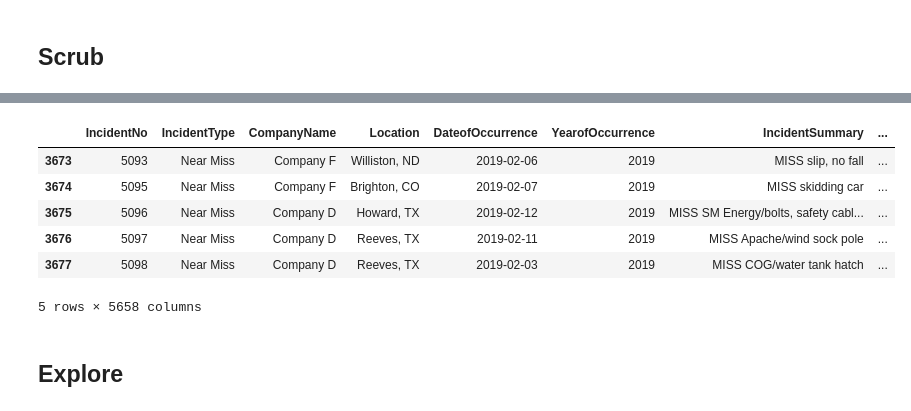
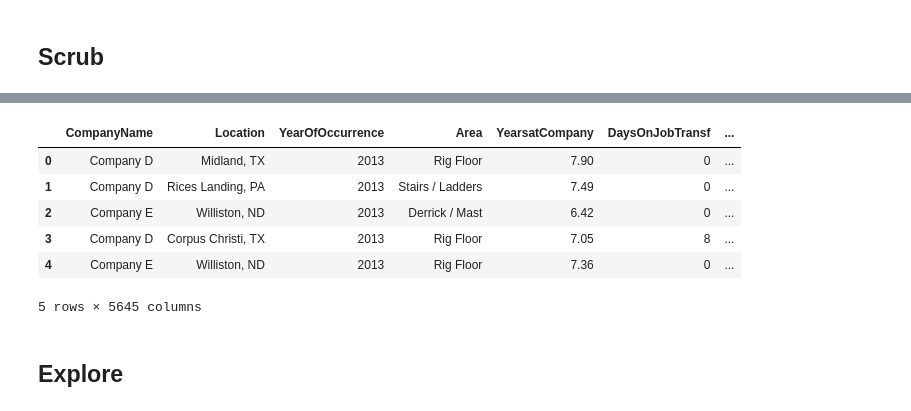
Before and after one commit to ist719-finalproject/FinalProject, a Jupyter notebook: IST718 Project - Kim,TS,Brandon,Amanda.ipynb, the cells around one changed output, grey strips where cells are left out. Drawn from its saved outputs; the diff is of its cells as text; code cells hidden in the pictures.

```diff
--- a/IST718 Project - Kim,TS,Brandon,Amanda.ipynb
+++ b/IST718 Project - Kim,TS,Brandon,Amanda.ipynb
@@ -52,7 +52,7 @@ memory usage: 661.0+ KB
 ## Scrub
 # %%
 #Drop IncidentNo, IncidentSummary, InjuryDescripti
-incidentsDF = incidentsDF.drop(['IncidentNo', 'IncidentSummary','InjuryDescripti'], axis=1)
+incidentsDF = incidentsDF.drop(['IncidentNo', 'IncidentSummary','InjuryDescripti', 'SOCCaption', 'EmpIDCalc', 'MISS_PotentialImpact'], axis=1)
 incidentsDF.head()
 # %% [output]
 |  | IncidentType | CompanyName | Location | DateofOccurrence | YearofOccurrence | Area | IncidentDescription | ... |
@@ -61,3 +61,14 @@ incidentsDF.head()
 | 2 | Strain | Company E | Williston, ND | 2013-04-18 | 2013 | Derrick / Mast | Ee was pulling back a stand of tu... | ... |
 | 3 | Fracture | Company D | Corpus Christi, TX | 2013-04-04 | 2013 | Rig Floor | Ee's right ring fnger was caught ... | ... |
 | 4 | Strain | Company E | Williston, ND | 2013-04-16 | 2013 | Rig Floor | Crew was rigging down the floor. ... | ... |
+# %%
+#make new columns for month of occurence and day of week
+incidentsDF['MonthOfOccurence'] = [d.month for d in incidentsDF['DateofOccurrence']]
+incidentsDF['WeekdayOfOccurence'] = [d.weekday() for d in incidentsDF['DateofOccurrence']]
+#convert integer month to string
+incidentsDF['MonthOfOccurence'] = [calendar.month_name[d] for d in incidentsDF['MonthOfOccurence']]
+#convert integer weekday to string
+incidentsDF['WeekdayOfOccurence'] = [calendar.day_name[d] for d in incidentsDF['WeekdayOfOccurence']]
+#can drop date of occurence now
+incidentsDF = incidentsDF.drop(['DateofOccurrence'], axis = 1)
+incidentsDF.head()
@@ -64,3 +91,10 @@ incidentsDF.head()
+# %%
+#rename columns where needed
+incidentsDF.columns = ['IncidentType', 'CompanyName', 'Location', 'YearOfOccurrence', 'Area',
+       'IncidentDescription', 'DateHired', 'YearsatCompany',
+       'DaysAwayFromWork', 'DaysOnJobTransf', 'InjuryStatus',
+       'OccupationOfInjured', 'OperationAtTimeOfInjury', 'OSHARecordable',
+       'SBP', 'SOCValue', 'MonthOfOccurence', 'WeekdayOfOccurence']
 # %%
 #separate Incident and near miss
 nm = incidentsDF[incidentsDF['IncidentType'] == "Near Miss"]
@@ -125,0 +144,7 @@ df_merged.head()
+# %%
+#merge incidentsDF and tdm
+frames = [incidentsDF, tdm]
+df_merged = pd.concat(frames, axis = 1)
+#removing uneeded fields or injury description fields that would give away whether it is near miss or injury
+df_merged.drop(['InjuryStatus', 'SOCValue','OSHARecordable', 'SBP', 'IncidentDescription', 'DaysAwayFromWork', 'DateHired'], axis  = 1, inplace = True)
+df_merged.head()
@@ -126,17 +159,18 @@ df_merged.head()
 # %%
 #create a new column named "Label". If the IncidentType is NOT "Near Miss", change it to "Incident"
 df_merged['Label'] = df_merged['IncidentType']
 df_merged['Label'] = ['Near Miss' if x == 'Near Miss' else 'Incident' for x in df_merged['Label']]
+#now drop incident type after making the label column
+df_merged = df_merged.drop(['IncidentType'], axis = 1)
 df_merged.head()
-df_merged.tail()
 # %% [output]
-|  | IncidentNo | IncidentType | CompanyName | Location | DateofOccurrence | YearofOccurrence | IncidentSummary | ... |
-| 3673 | 5093 | Near Miss | Company F | Williston, ND | 2019-02-06 | 2019 | MISS slip, no fall | ... |
-| 3674 | 5095 | Near Miss | Company F | Brighton, CO | 2019-02-07 | 2019 | MISS skidding car | ... |
-| 3675 | 5096 | Near Miss | Company D | Howard, TX | 2019-02-12 | 2019 | MISS SM Energy/bolts, safety cabl... | ... |
-| 3676 | 5097 | Near Miss | Company D | Reeves, TX | 2019-02-11 | 2019 | MISS Apache/wind sock pole | ... |
-| 3677 | 5098 | Near Miss | Company D | Reeves, TX | 2019-02-03 | 2019 | MISS COG/water tank hatch | ... |
+|  | CompanyName | Location | YearOfOccurrence | Area | YearsatCompany | DaysOnJobTransf | ... |
+| 0 | Company D | Midland, TX | 2013 | Rig Floor | 7.90 | 0 | ... |
+| 1 | Company D | Rices Landing, PA | 2013 | Stairs / Ladders | 7.49 | 0 | ... |
+| 2 | Company E | Williston, ND | 2013 | Derrick / Mast | 6.42 | 0 | ... |
+| 3 | Company D | Corpus Christi, TX | 2013 | Rig Floor | 7.05 | 8 | ... |
+| 4 | Company E | Williston, ND | 2013 | Rig Floor | 7.36 | 0 | ... |
-5 rows × 5658 columns
+5 rows × 5645 columns
 # %% [markdown]
 ## Explore
 # %%
```
Also changed, not shown: parts of 8 cells of this notebook.
